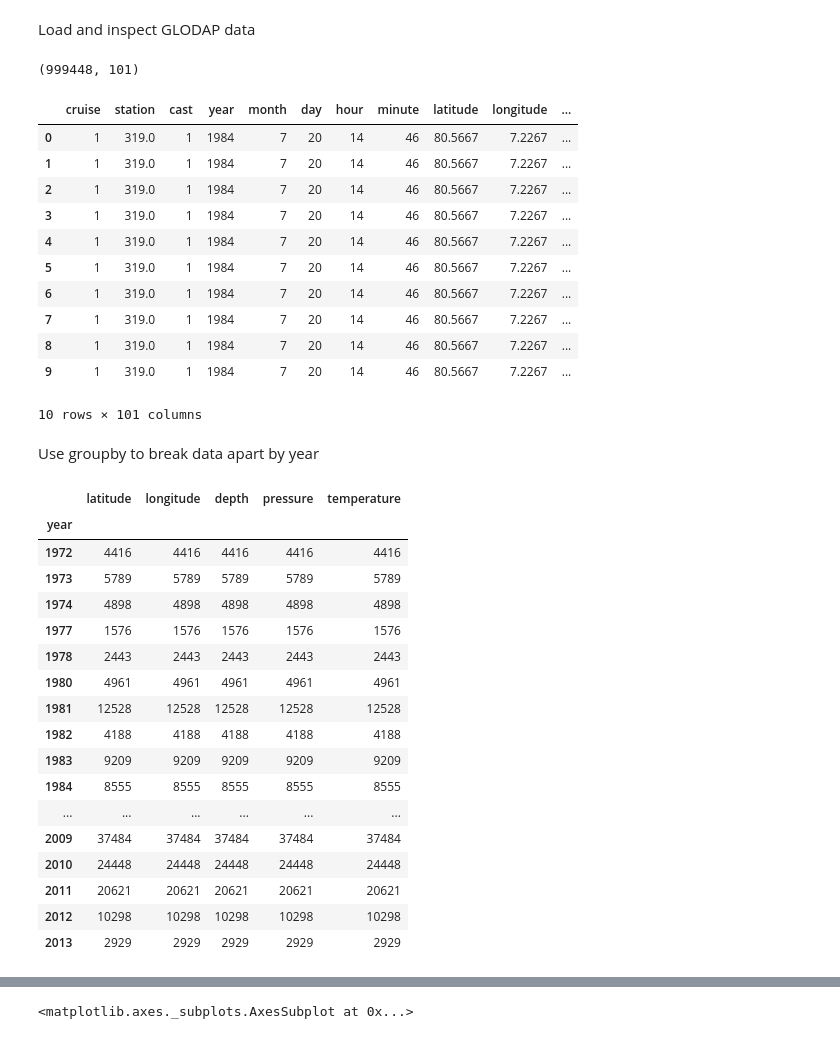
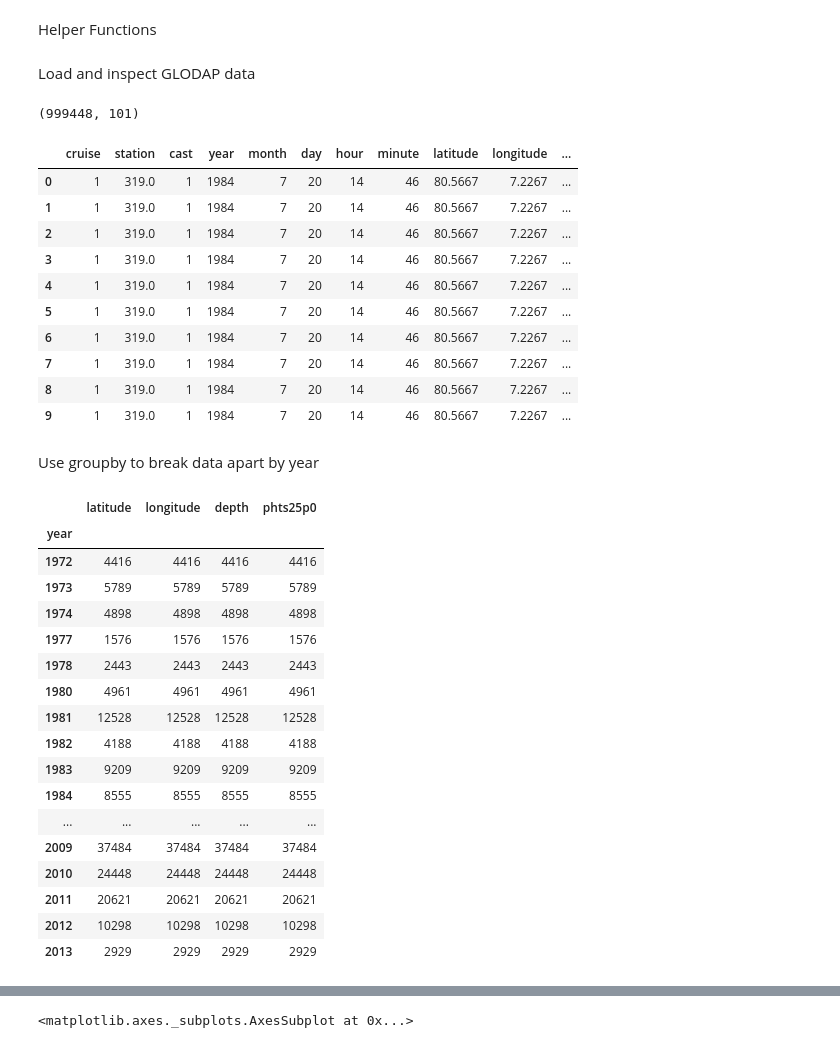
Before and after one commit to nsuberi/ResourceWatchCode, a Jupyter notebook: Notebooks for Exploring Specific Datasets/GLODAP vector to raster.ipynb, the cells around one changed output, grey strips where cells are left out. Drawn from its saved outputs; the diff is of its cells as text; code cells hidden in the pictures.

```diff
--- a/Notebooks for Exploring Specific Datasets/GLODAP vector to raster.ipynb
+++ b/Notebooks for Exploring Specific Datasets/GLODAP vector to raster.ipynb
@@ -13,8 +13,16 @@ import geojson
 import pandas as pd
 import geopandas as gpd
 
+from glob import glob
+from datetime import datetime
+
 import matplotlib.pyplot as plt
+from matplotlib.backends.backend_pdf import PdfPages
+import matplotlib.cm as cm
+from mpl_toolkits import axes_grid1
 %matplotlib inline
 
-pd.options.display.max_columns = 100
+pd.options.display.max_columns = 105
 pd.options.display.max_rows = 200
+# %% [markdown]
+Helper Functions
@@ -39,35 +58,34 @@ glodap.head(10)
 | 7 | 1 | 319.0 | 1 | 1984 | 7 | 20 | 14 | 46 | 80.5667 | 7.2267 | ... |
 | 8 | 1 | 319.0 | 1 | 1984 | 7 | 20 | 14 | 46 | 80.5667 | 7.2267 | ... |
 | 9 | 1 | 319.0 | 1 | 1984 | 7 | 20 | 14 | 46 | 80.5667 | 7.2267 | ... |
-10 rows × 101 columns
 # %% [markdown]
 Use groupby to break data apart by year
 # %%
 # Trim GLODAP data for experimentation
-glodap_trim = glodap[["year", "latitude", "longitude", "depth", "pressure", "temperature"]]
+glodap_trim = glodap[["year", "latitude", "longitude", "depth", "phts25p0"]]
 glodap_trim_grouped = glodap_trim.groupby("year")
 
 # Show number of observations per year
 glodap_trim_grouped.count()
 # %% [output]
-|  | latitude | longitude | depth | pressure | temperature |
-| year |  |  |  |  |  |
-| 1972 | 4416 | 4416 | 4416 | 4416 | 4416 |
-| 1973 | 5789 | 5789 | 5789 | 5789 | 5789 |
-| 1974 | 4898 | 4898 | 4898 | 4898 | 4898 |
-| 1977 | 1576 | 1576 | 1576 | 1576 | 1576 |
-| 1978 | 2443 | 2443 | 2443 | 2443 | 2443 |
-| 1980 | 4961 | 4961 | 4961 | 4961 | 4961 |
-| 1981 | 12528 | 12528 | 12528 | 12528 | 12528 |
-| 1982 | 4188 | 4188 | 4188 | 4188 | 4188 |
-| 1983 | 9209 | 9209 | 9209 | 9209 | 9209 |
-| 1984 | 8555 | 8555 | 8555 | 8555 | 8555 |
-| ... | ... | ... | ... | ... | ... |
-| 2009 | 37484 | 37484 | 37484 | 37484 | 37484 |
-| 2010 | 24448 | 24448 | 24448 | 24448 | 24448 |
-| 2011 | 20621 | 20621 | 20621 | 20621 | 20621 |
-| 2012 | 10298 | 10298 | 10298 | 10298 | 10298 |
-| 2013 | 2929 | 2929 | 2929 | 2929 | 2929 |
+|  | latitude | longitude | depth | phts25p0 |
+| year |  |  |  |  |
+| 1972 | 4416 | 4416 | 4416 | 4416 |
+| 1973 | 5789 | 5789 | 5789 | 5789 |
+| 1974 | 4898 | 4898 | 4898 | 4898 |
+| 1977 | 1576 | 1576 | 1576 | 1576 |
+| 1978 | 2443 | 2443 | 2443 | 2443 |
+| 1980 | 4961 | 4961 | 4961 | 4961 |
+| 1981 | 12528 | 12528 | 12528 | 12528 |
+| 1982 | 4188 | 4188 | 4188 | 4188 |
+| 1983 | 9209 | 9209 | 9209 | 9209 |
+| 1984 | 8555 | 8555 | 8555 | 8555 |
+| ... | ... | ... | ... | ... |
+| 2009 | 37484 | 37484 | 37484 | 37484 |
+| 2010 | 24448 | 24448 | 24448 | 24448 |
+| 2011 | 20621 | 20621 | 20621 | 20621 |
+| 2012 | 10298 | 10298 | 10298 | 10298 |
+| 2013 | 2929 | 2929 | 2929 | 2929 |
 # %%
 # Inspect groupby structure, and accessing first year of data
 years = list(glodap_trim_grouped.groups.keys())
```
Also changed, not shown: parts of 21 cells of this notebook, 1 other file.
